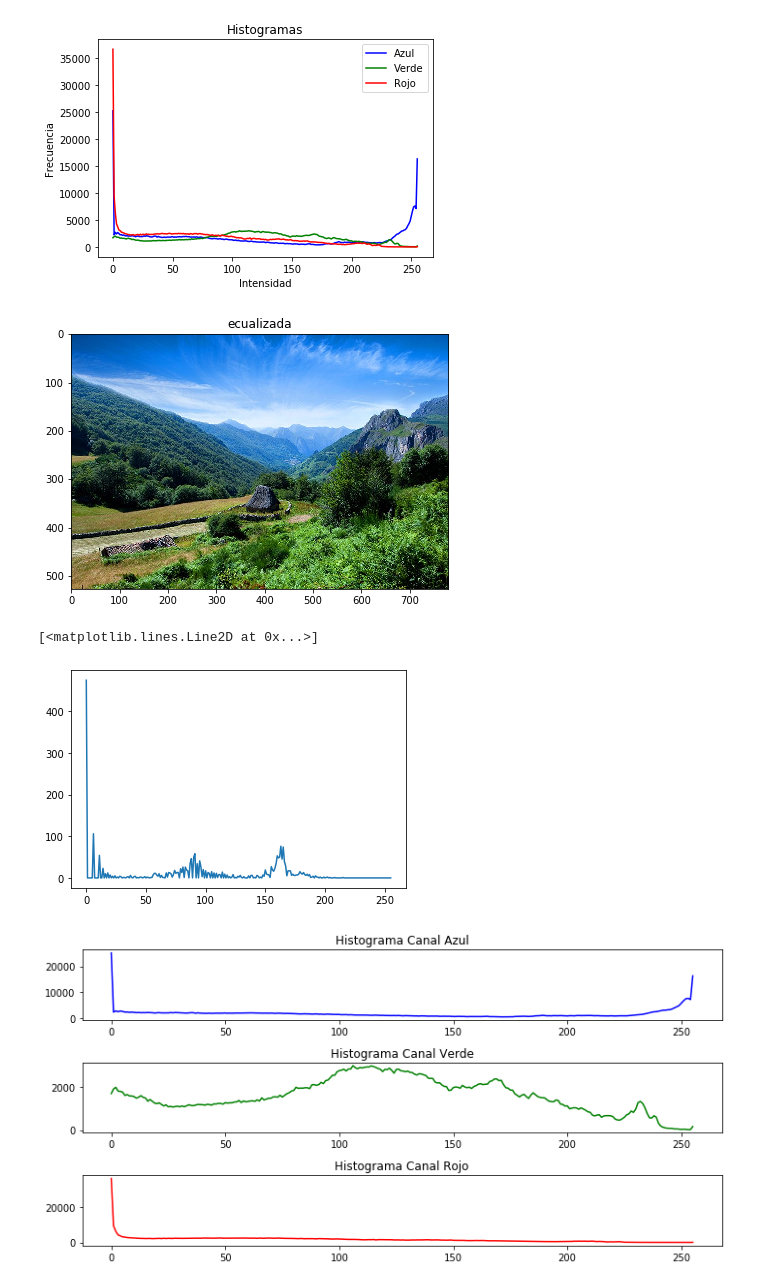
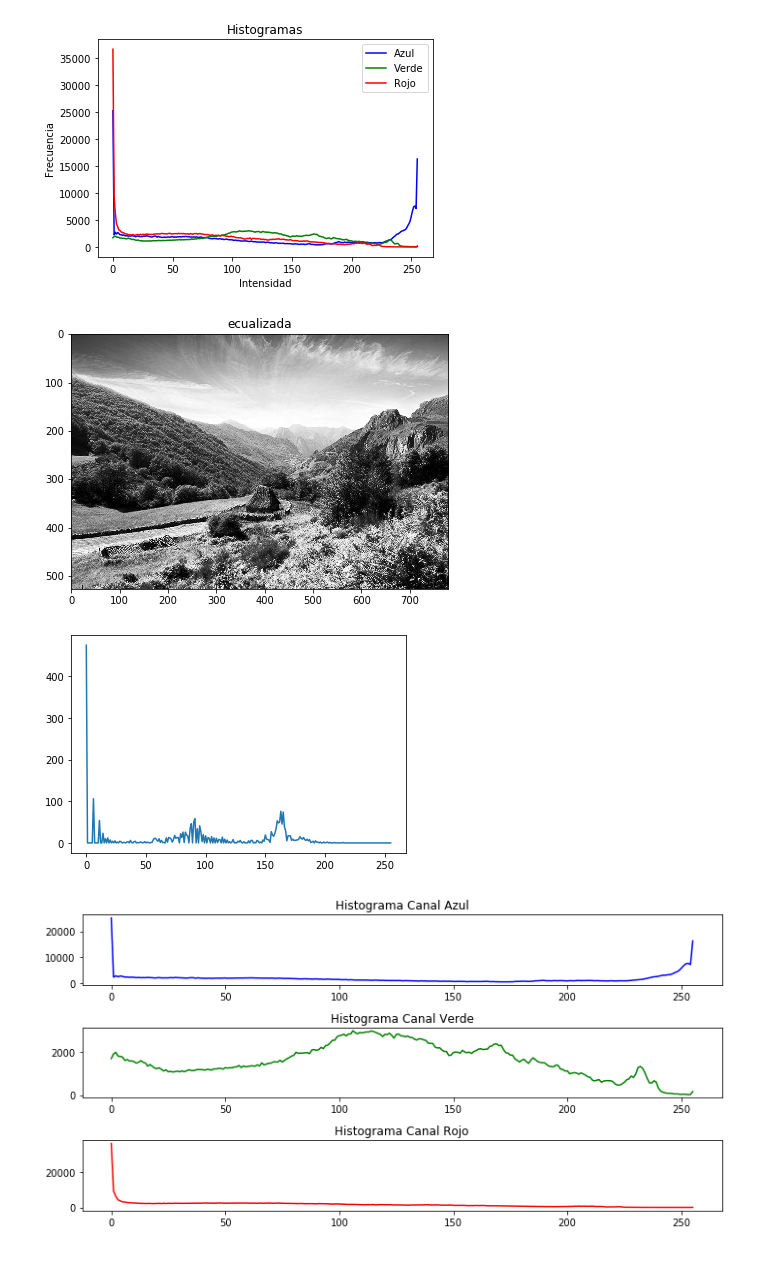
Before and after one commit to DenisFZelaya/Lab01-Computer-Vision, a Jupyter notebook: AjusteIntensidad.ipynb, the cells around one changed output. Saved outputs shown, nothing was run; the diff lists cells and outputs as text; code cells hidden in the pictures.

```diff
--- a/AjusteIntensidad.ipynb
+++ b/AjusteIntensidad.ipynb
@@ -138,21 +173,24 @@ plot_rgb_histogramTodo(img02)
 # %% [output]
 [figure]
 # %%
-b, g, r = cv2.split(img02)
-# Ecualizar el canal de valor (V)
-equ_b = cv2.equalizeHist(b)
-equ_g = cv2.equalizeHist(g)
-equ_r = cv2.equalizeHist(r)
+def ecualizar_imagen(imagen = None):
+    b, g, r = cv2.split(imagen)
 
-# Fusionar los canales nuevamente en la imagen HSV
-equ_image = cv2.merge([equ_b,equ_g,equ_r])
-imshow("ecualizada",img02)
+    # Ecualizar el canal de valor (V)
+    equ_b = cv2.equalizeHist(b)
+    equ_g = cv2.equalizeHist(g)
+    equ_r = cv2.equalizeHist(r)
 
-hist = cv2.calcHist(equ_image, [0], None, [256], [0, 256])
-plt.plot(hist)
+    # Fusionar los canales nuevamente en la imagen HSV
+    equ_image = cv2.merge([equ_b,equ_g,equ_r])
+    imshow("ecualizada",equ_g)
+
+    hist = cv2.calcHist(equ_image, [0], None, [256], [0, 256])
+    plt.plot(hist)
+
+ecualizar_imagen(img02)
 # %% [output]
-[figure, old version]
+[figure, new version]
-[<matplotlib.lines.Line2D at 0x...>]
 [figure]
 # %%
 def plot_rgb_histograms(image):
```
Also changed, not shown: parts of 14 cells of this notebook.
